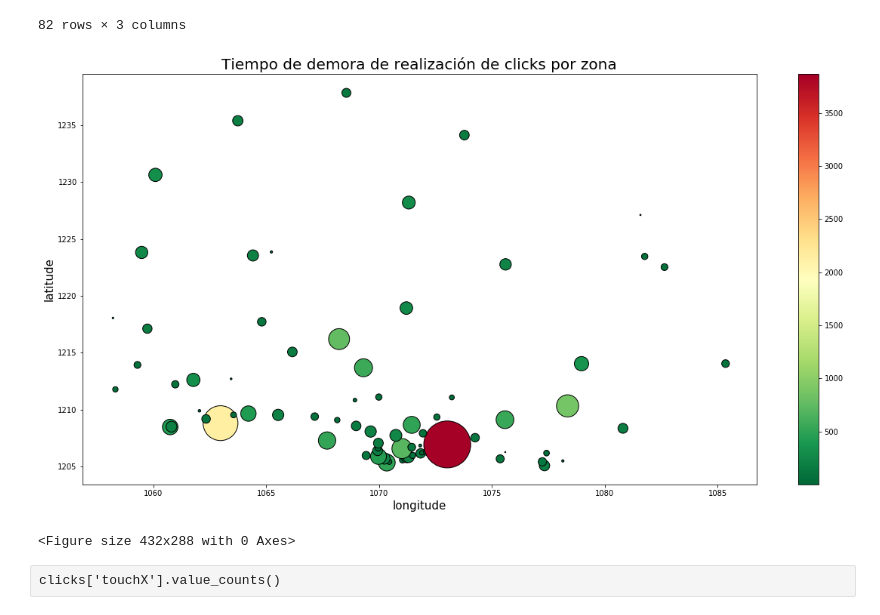
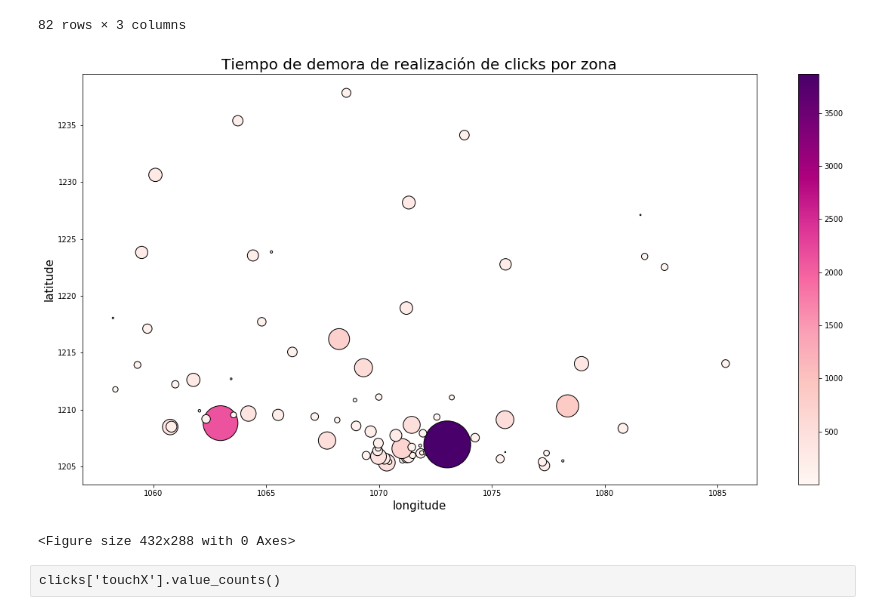
Before and after one commit to Elianagam/orgaDatosTp1, a Jupyter notebook: pruebas_click.ipynb, the cells around one changed output. Cells and saved outputs as stored; diff of their text form; code cells hidden in the pictures.

```diff
--- a/pruebas_click.ipynb
+++ b/pruebas_click.ipynb
@@ -199,8 +199,8 @@ clicks['created'].dtype
 datetime64[ns, UTC]
 # %%
 clicks['day']=pd.DatetimeIndex(clicks['created']).day;
-#clicks['year']=pd.DatetimeIndex(clicks['created']).year;
-#clicks['month']=pd.DatetimeIndex(clicks['created']).month;
+clicks['year']=pd.DatetimeIndex(clicks['created']).year;
+clicks['month']=pd.DatetimeIndex(clicks['created']).month;
 clicks['week']=pd.DatetimeIndex(clicks['created']).week;
 #clicks['weekday']=pd.DatetimeIndex(clicks['created']).weekday;
 clicks['hour']=pd.DatetimeIndex(clicks['created']).hour;
@@ -585,25 +567,26 @@ clicks.groupby(['latitude','longitude']).agg({'timeToClick':'mean'}).round(3).re
 # %%
 #Analizamos en qué zonas se tarda más en realizar un click
 g=clicks.groupby(['latitude','longitude']).agg({'timeToClick':'mean'}).round(3).reset_index()
 
 x = g['longitude']*1000
 y = g['latitude']*1000
 s = g['timeToClick']
 colors = g['timeToClick']
 
 plt.figure(figsize=(20,10))
 plt.ylabel('latitude', fontsize=15)
 plt.xlabel('longitude', fontsize=15)
-plt.scatter(x, y, s=s, c=colors, cmap='RdYlGn_r', edgecolors='black')
+plt.scatter(x, y, s=s, c=colors, cmap='RdPu', edgecolors='black')
 plt.colorbar()
 
-ax1=plt.axes()
-ax1.set_title('Tiempo de demora de realización de clicks por zona', fontsize=20)
+plt.title('Tiempo de demora de realización de clicks por zona', fontsize=20)
+
+plt.savefig('/home/ailen-magali/Documentos/timeToClick_por_zona.png', bbox_inches = 'tight', pad_inches = 0.1)
 
 plt.show()
 plt.clf()
 # %% [output]
-[figure, old version]
+[figure, new version]
 <Figure size 432x288 with 0 Axes>
 # %% [raw]
 clicks['touchX'].value_counts()
```
Also changed, not shown: parts of 11 cells of this notebook.
